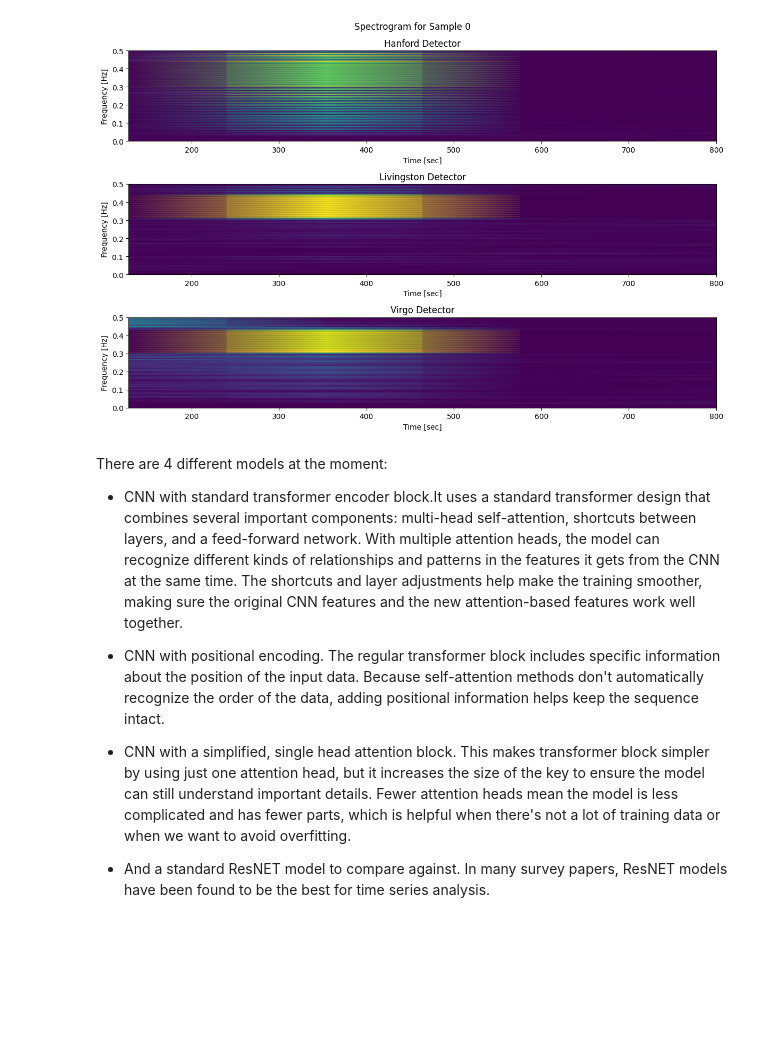
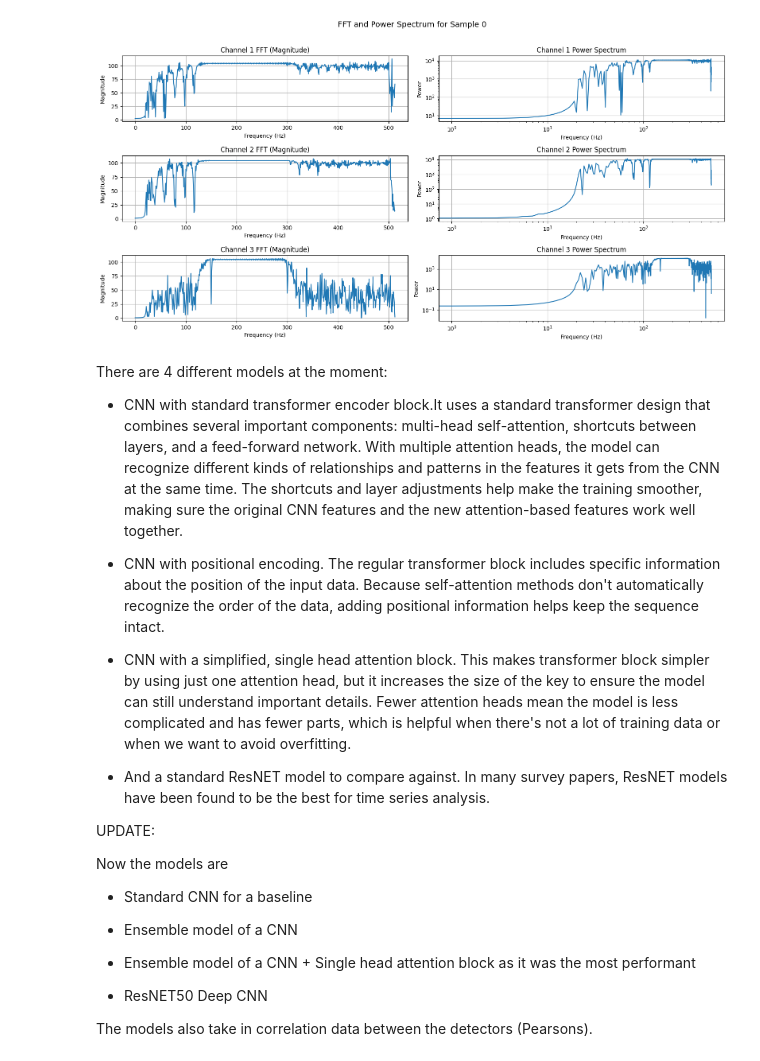
Before and after one commit to Zeos-ctrl/MicroprojectPXT992, a Jupyter notebook: GWBModel.ipynb, the cells around one changed output. Cells and saved outputs as stored; diff of their text form; code cells hidden in the pictures; blank space fills up the shorter version.

```diff
--- a/GWBModel.ipynb
+++ b/GWBModel.ipynb
@@ -52,20 +152,44 @@ plt.show()
-# %%
-# Convert waveform to time frequency domain
-from scipy.signal import spectrogram
-
-fig, axs = plt.subplots(3, 1, figsize=(12, 8))
-for d in range(3):
-    f, t, Sxx = spectrogram(data[sample_idx][d])
-    axs[d].pcolormesh(t, f, Sxx, shading='gouraud')
-    axs[d].set_ylabel('Frequency [Hz]')
-    axs[d].set_xlabel('Time [sec]')
-    axs[d].set_title(f'{detectors[d]} Detector')
-
-plt.suptitle(f'Spectrogram for Sample {sample_idx}')
-plt.tight_layout()
-plt.show()
-# %% [output]
-[figure, removed]
+# %%
+# Function to compute and plot FFT and power spectrum for a given sample index
+def plot_fft_and_power_spectrum(data, sample_index=0):
+    sample = data[sample_index]
+
+    # Create frequency axis
+    num_steps = sample.shape[1]
+    sampling_rate = 1024
+    frequencies = np.fft.rfftfreq(num_steps, d=1./sampling_rate)
+
+    fig, axes = plt.subplots(3, 2, figsize=(16, 8))
+    fig.suptitle(f"FFT and Power Spectrum for Sample {sample_index}", fontsize=14, y=1.02)
+
+    # Iterate through each channel and compute FFT
+    for i in range(3):
+        channel_data = sample[i]
+
+        # Compute FFT and power spectrum
+        fft_values = np.fft.rfft(channel_data)
+        power_spectrum = np.abs(fft_values) ** 2
+
+        # Plot FFT (magnitude)
+        axes[i, 0].plot(frequencies, np.abs(fft_values))
+        axes[i, 0].set_title(f"Channel {i + 1} FFT (Magnitude)")
+        axes[i, 0].set_xlabel("Frequency (Hz)")
+        axes[i, 0].set_ylabel("Magnitude")
+        axes[i, 0].grid(True)
+
+        # Plot Power Spectrum
+        axes[i, 1].loglog(frequencies, power_spectrum)
+        axes[i, 1].set_title(f"Channel {i + 1} Power Spectrum")
+        axes[i, 1].set_xlabel("Frequency (Hz)")
+        axes[i, 1].set_ylabel("Power")
+        axes[i, 1].grid(True)
+
+    plt.tight_layout()
+    plt.show()
+
+plot_fft_and_power_spectrum(data, sample_index=0)
+# %% [output]
+[figure, added]
 # %% [markdown]
 There are 4 different models at the moment:
 
@@ -76,4 +200,18 @@ There are 4 different models at the moment:
 - CNN with a simplified, single head attention block. This makes transformer block simpler by using just one attention head, but it increases the size of the key to ensure the model can still understand important details. Fewer attention heads mean the model is less complicated and has fewer parts, which is helpful when there's not a lot of training data or when we want to avoid overfitting.
 
 - And a standard ResNET model to compare against. In many survey papers, ResNET models have been found to be the best for time series analysis.
+
+UPDATE:
+
+Now the models are
+
+- Standard CNN for a baseline
+
+- Ensemble model of a CNN
+
+- Ensemble model of a CNN + Single head attention block as it was the most performant
+
+- ResNET50 Deep CNN
+
+The models also take in correlation data between the detectors (Pearsons).
 # %%
```
Also changed, not shown: parts of 20 cells of this notebook, 4 other files.
